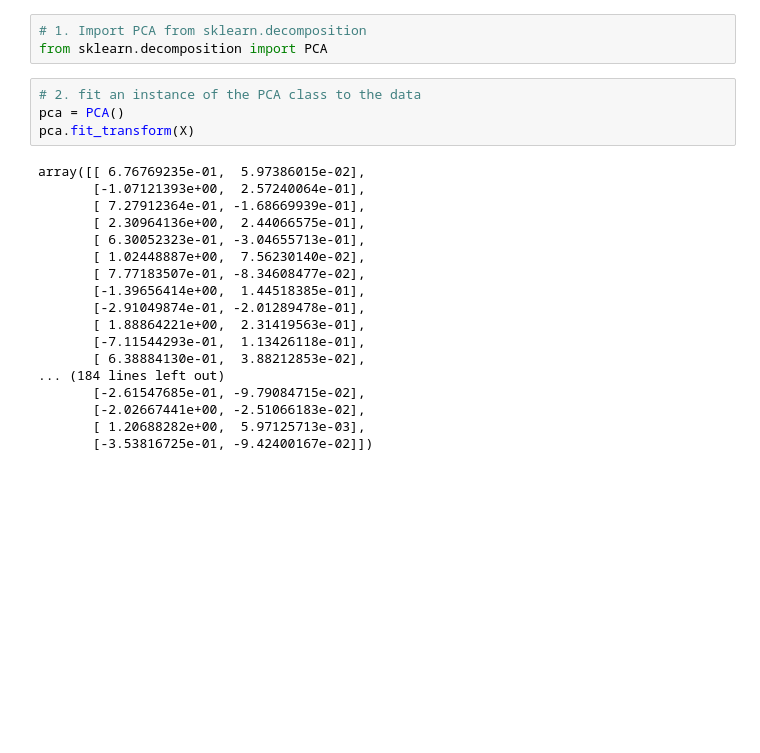
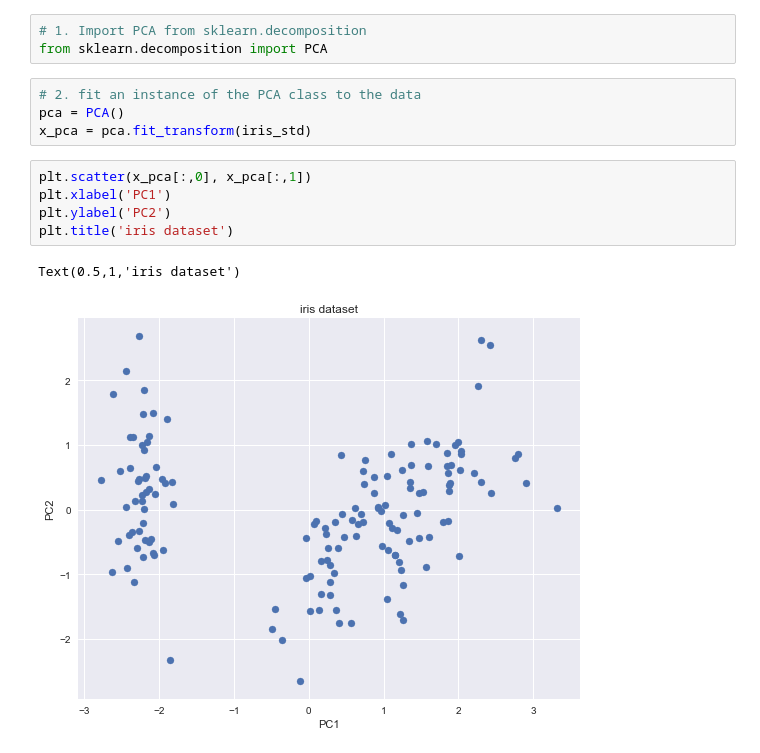
Before and after one commit to BielStela/Curs_UB, a Jupyter notebook: dia_4/dimensionality/PCA.ipynb, the cells around one changed output. Cells and saved outputs as stored; diff of their text form; blank space fills up the shorter version.

```diff
--- a/dia_4/dimensionality/PCA.ipynb
+++ b/dia_4/dimensionality/PCA.ipynb
@@ -222,22 +228,12 @@ from sklearn.decomposition import PCA
 # %%
 # 2. fit an instance of the PCA class to the data
 pca = PCA()
-pca.fit_transform(X)
+x_pca = pca.fit_transform(iris_std)
-# %% [output]
-array([[ 6.76769235e-01,  5.97386015e-02],
-       [-1.07121393e+00,  2.57240064e-01],
-       [ 7.27912364e-01, -1.68669939e-01],
-       [ 2.30964136e+00,  2.44066575e-01],
-       [ 6.30052323e-01, -3.04655713e-01],
-       [ 1.02448887e+00,  7.56230140e-02],
-       [ 7.77183507e-01, -8.34608477e-02],
-       [-1.39656414e+00,  1.44518385e-01],
-       [-2.91049874e-01, -2.01289478e-01],
-       [ 1.88864221e+00,  2.31419563e-01],
-       [-7.11544293e-01,  1.13426118e-01],
-       [ 6.38884130e-01,  3.88212853e-02],
-... (184 lines left out)
-       [-2.61547685e-01, -9.79084715e-02],
-       [-2.02667441e+00, -2.51066183e-02],
-       [ 1.20688282e+00,  5.97125713e-03],
-       [-3.53816725e-01, -9.42400167e-02]])
+# %%
+plt.scatter(x_pca[:,0], x_pca[:,1])
+plt.xlabel('PC1')
+plt.ylabel('PC2')
+plt.title('iris dataset')
+# %% [output]
+Text(0.5,1,'iris dataset')
+[figure, added]
```
Also changed, not shown: parts of 13 cells of this notebook, 2 other files.
